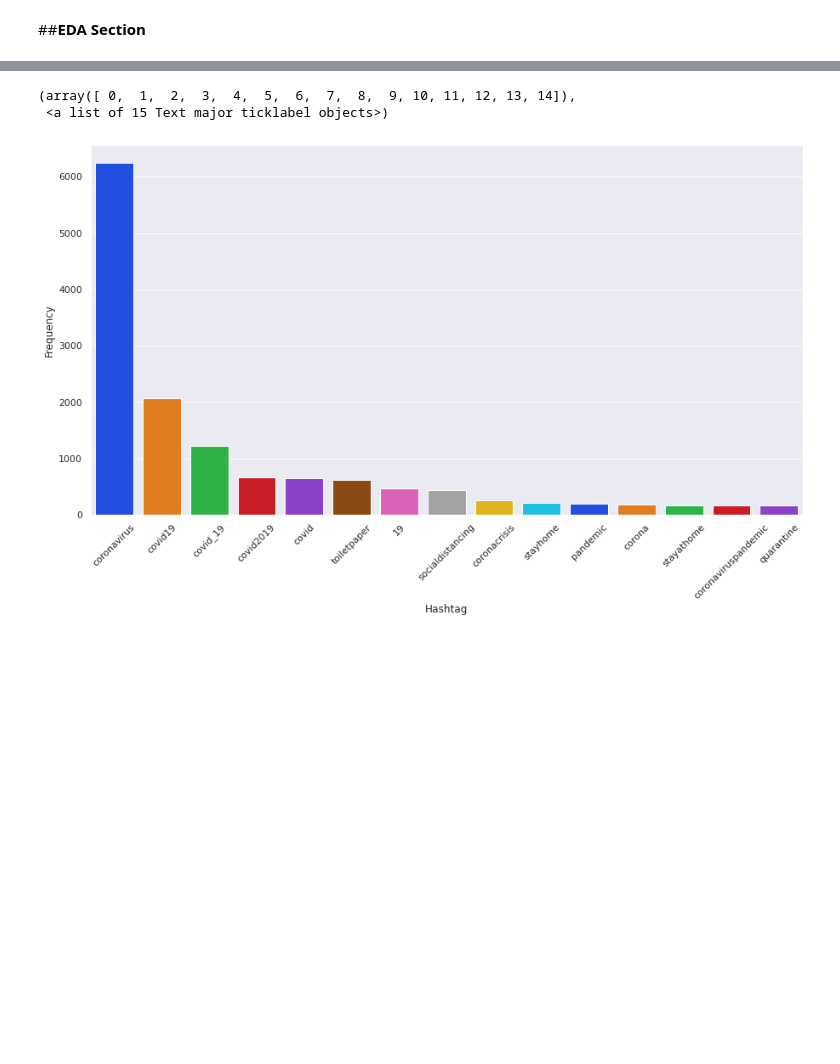
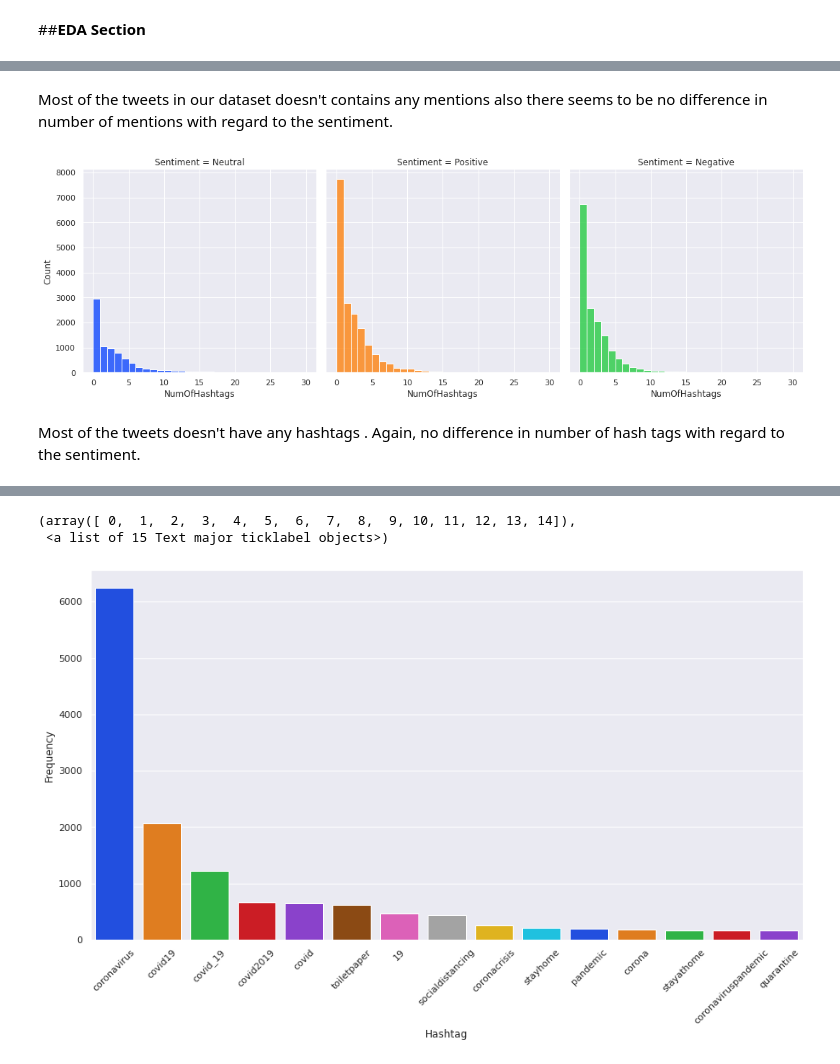
Before and after one commit to Yash1289/CoronaVirus_Tweet_Sentiment, a Jupyter notebook: Coronavirus_Tweet_Sentiment_Analysis_Capstone_Project.ipynb, the cells around one changed output, grey strips where cells are left out. Drawn from its saved outputs; the diff is of its cells as text; code cells hidden in the pictures; blank space fills up the shorter version.

```diff
--- a/Coronavirus_Tweet_Sentiment_Analysis_Capstone_Project.ipynb
+++ b/Coronavirus_Tweet_Sentiment_Analysis_Capstone_Project.ipynb
@@ -530,0 +531,11 @@ plt.xticks(rotation=45)
+# %% [markdown]
+Most of the tweets in our dataset doesn't contains any mentions also there seems to be no difference in number of mentions with regard to the sentiment.
+# %%
+#Creating a new columns named "NumOfHashtags" to store the number of hastags in each tweet
+corona_eda_df["NumOfHashtags"] = corona_eda_df["OriginalTweet"].apply(lambda tweet : len(re.findall(r'#[^\s]+', tweet)))
+
+show_dist(corona_eda_df, "NumOfHashtags")
+# %% [output]
+[figure, added]
+# %% [markdown]
+Most of the tweets doesn't have any hashtags . Again, no difference in number of hash tags with regard to the sentiment.
```
Also changed, not shown: parts of 277 cells of this notebook.
